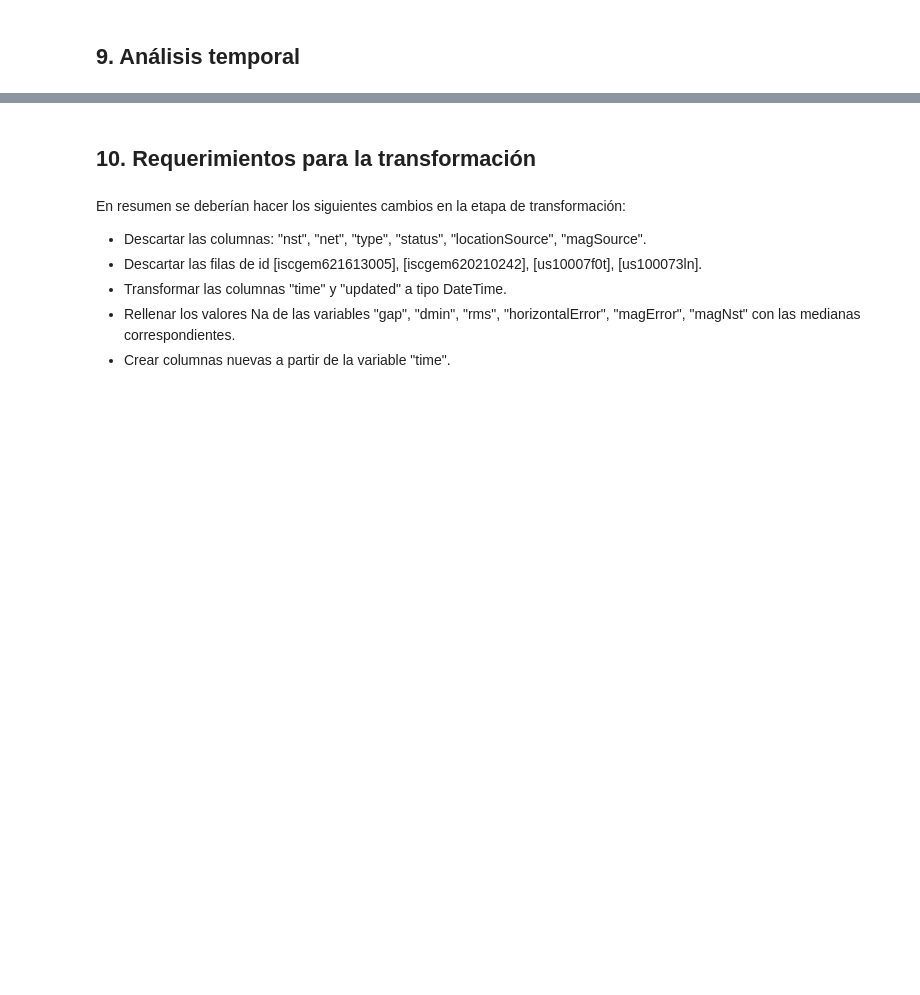
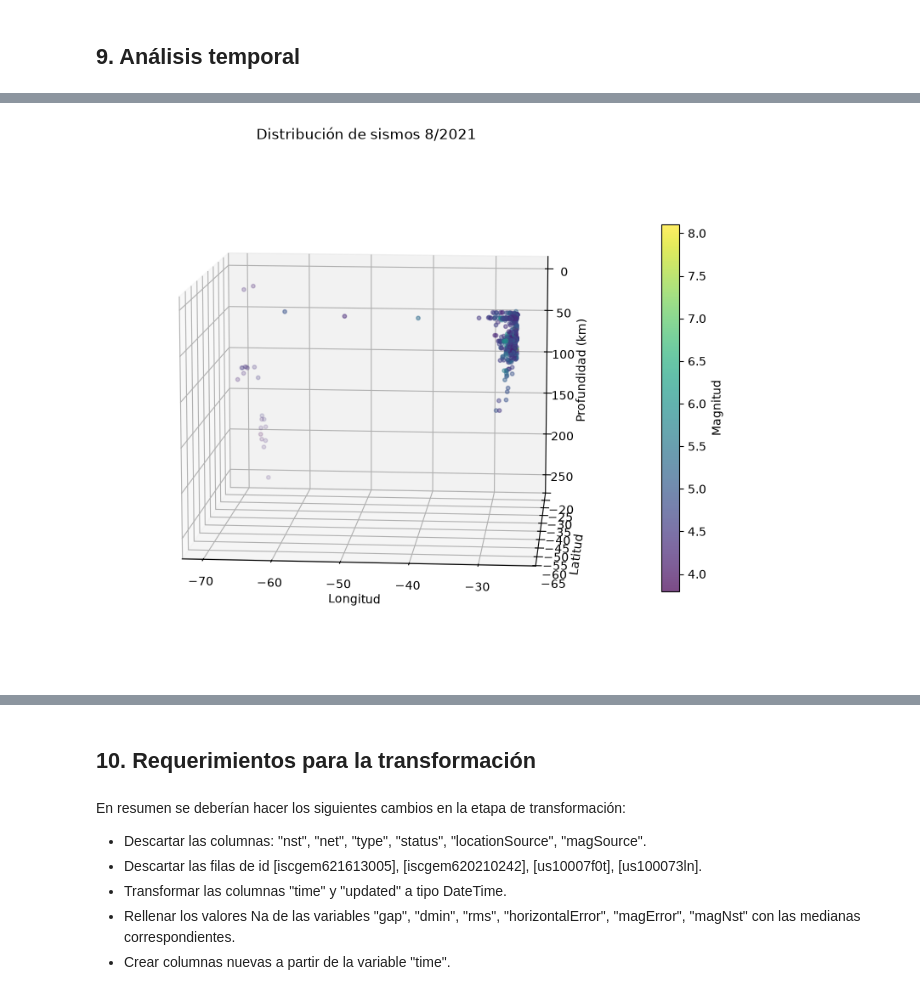
Before and after one commit to fer-gif/proyecto_ypf, a Jupyter notebook: notebooks/01_analisis_exploratorio.ipynb, the cells around one changed output, grey strips where cells are left out. Cells and saved outputs as stored; diff of their text form; code cells hidden in the pictures; blank space fills up the shorter version.

```diff
--- a/notebooks/01_analisis_exploratorio.ipynb
+++ b/notebooks/01_analisis_exploratorio.ipynb
@@ -840,0 +976,35 @@ Las variables de calidad, aunque presentan valores elevados, al observarlos en d
+# %%
+
+fig = plt.figure(figsize=(10, 8))
+ax = fig.add_subplot(111, projection='3d')
+
+scatter = ax.scatter(
+    df_8_2021['longitude'],
+    df_8_2021['latitude'],
+    df_8_2021['depth'],
+    c=df_8_2021['mag'],
+    cmap='viridis',
+    s=10,
+    alpha=0.7
+)
+
+ax.set_xlabel('Longitud')
+ax.set_ylabel('Latitud')
+ax.set_zlabel('Profundidad (km)')
+
+ax.invert_zaxis()
+
+ax.view_init(elev=10, azim=-85)
+
+ax.set_title('Distribución de sismos 8/2021')
+
+fig.colorbar(
+    scatter,
+    ax=ax,
+    label='Magnitud',
+    shrink=0.7
+)
+
+plt.show()
+# %% [output]
+[figure, added]
```
Also changed, not shown: parts of 28 cells of this notebook.
